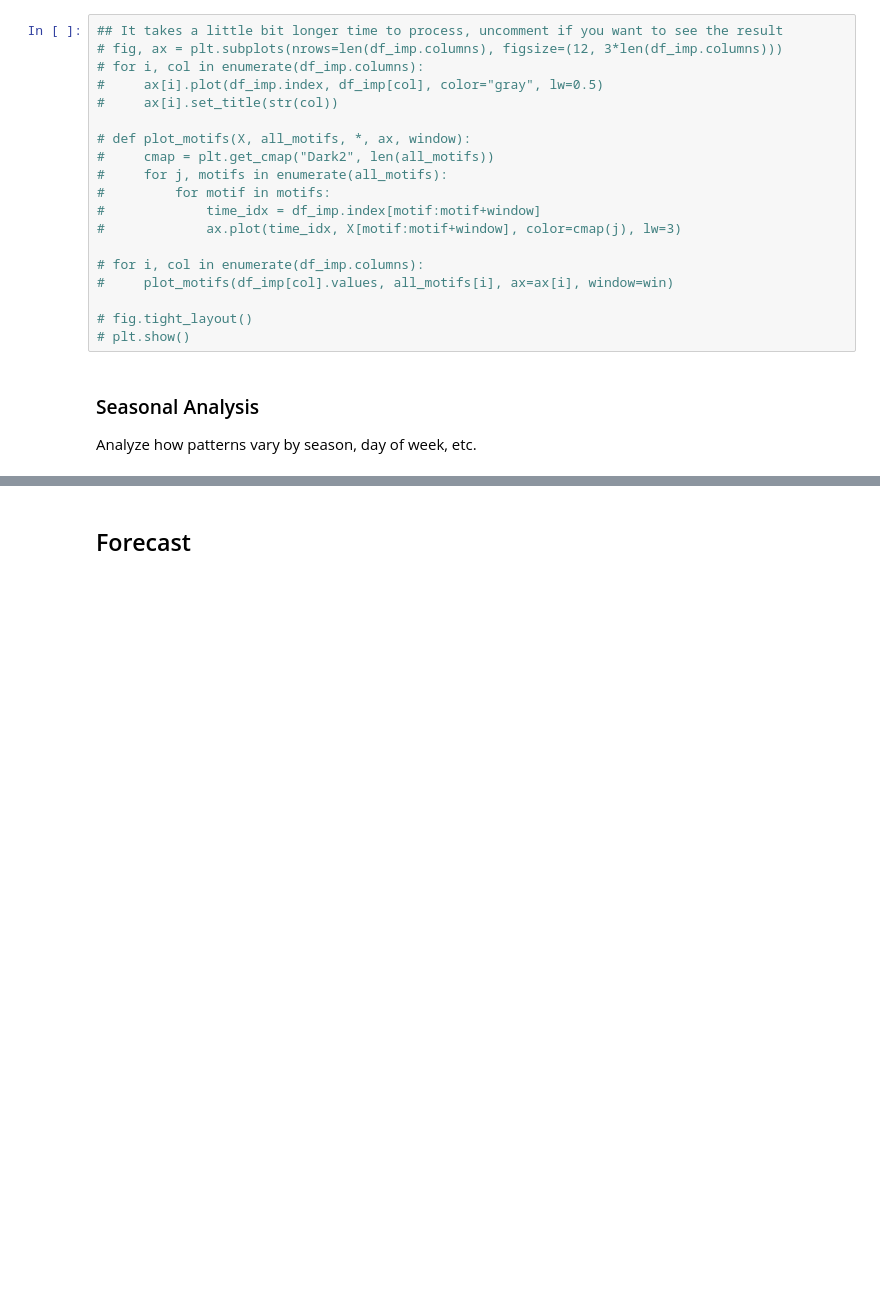
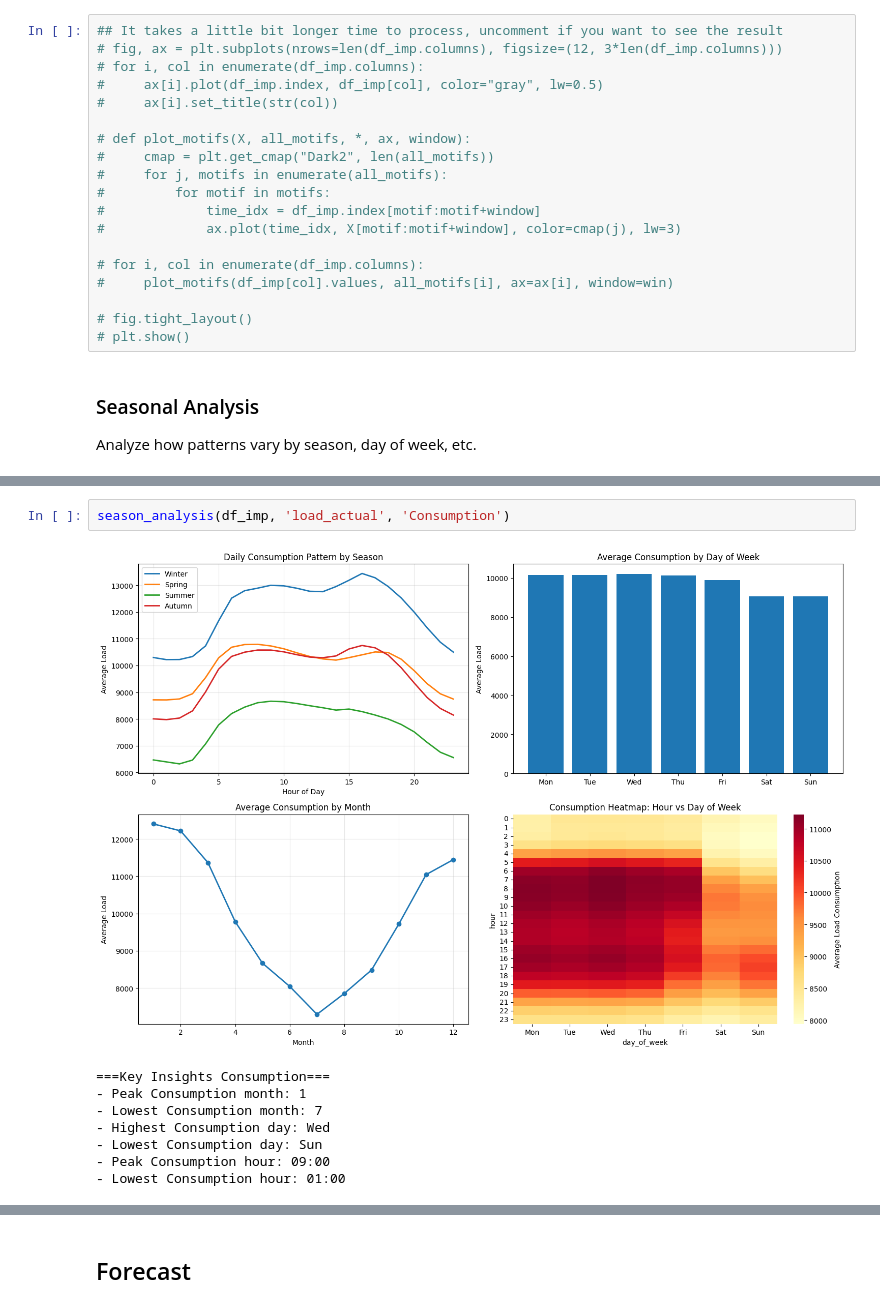
Before and after one commit to ignsagita/timeseries-nn, a Jupyter notebook: timeseries-nn.ipynb, the cells around one changed output, grey strips where cells are left out. Saved outputs shown, nothing was run; the diff lists cells and outputs as text; blank space fills up the shorter version.

```diff
--- a/timeseries-nn.ipynb
+++ b/timeseries-nn.ipynb
@@ -577,0 +650,11 @@ Analyze how patterns vary by season, day of week, etc.
+# %%
+season_analysis(df_imp, 'load_actual', 'Consumption')
+# %% [output]
+[figure, added]
+===Key Insights Consumption===
+- Peak Consumption month: 1
+- Lowest Consumption month: 7
+- Highest Consumption day: Wed
+- Lowest Consumption day: Sun
+- Peak Consumption hour: 09:00
+- Lowest Consumption hour: 01:00
```
Also changed, not shown: parts of 14 cells of this notebook.
